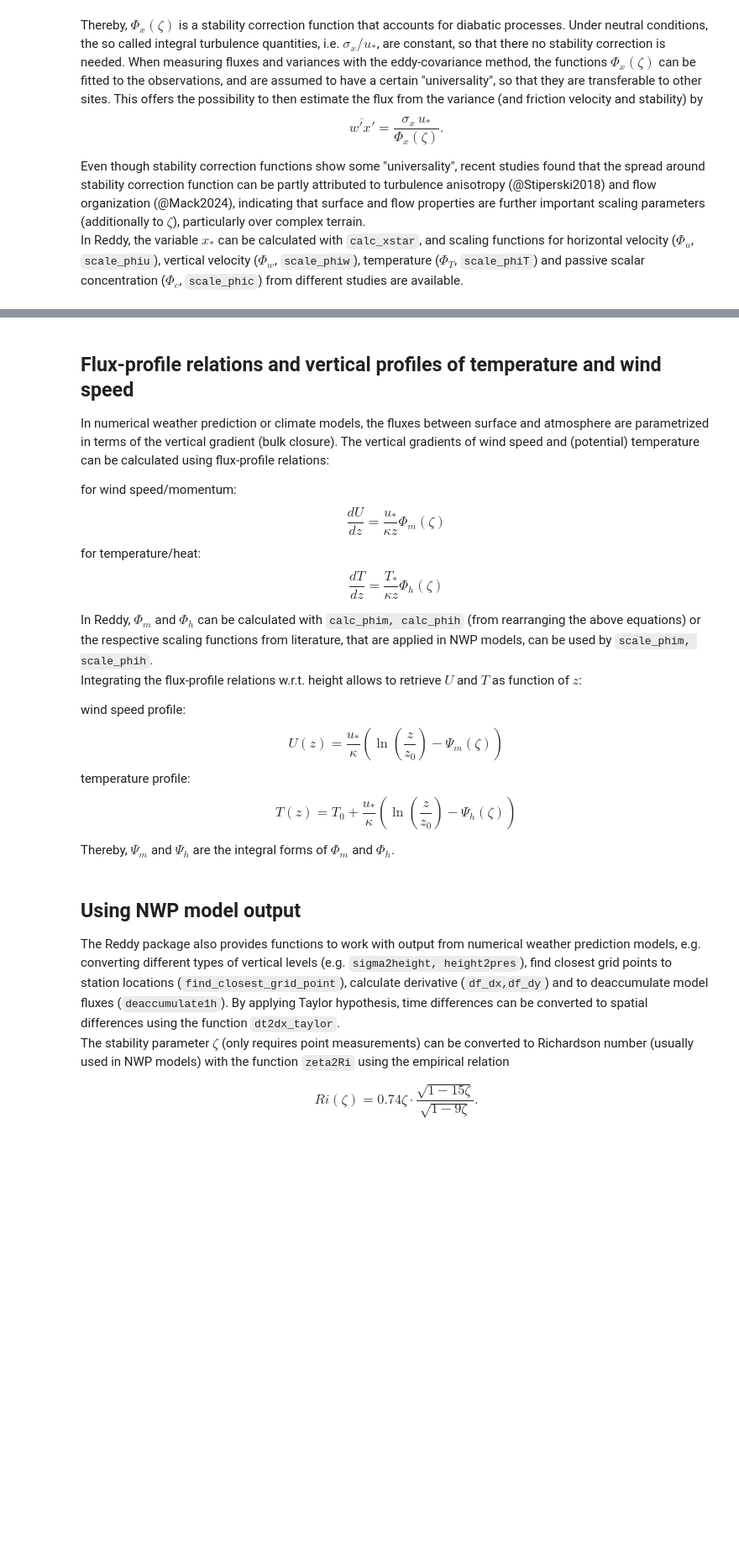
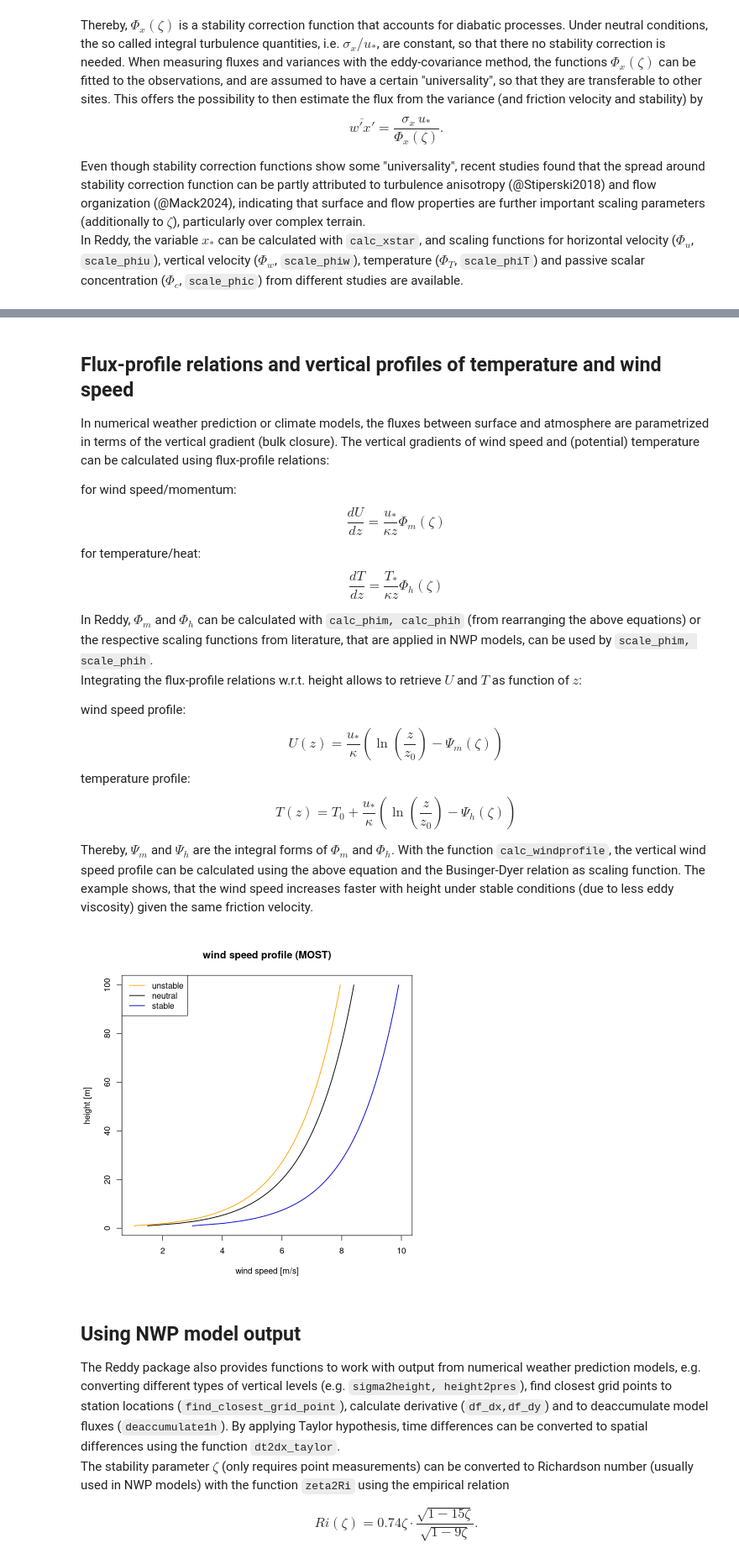
Before and after one commit to noctiluc3nt/ec_analyze, a Jupyter notebook: notebooks/08_turbulence-parameterizations.ipynb, the cells around one changed output, grey strips where cells are left out. Shown at 84% size. Drawn from its saved outputs; the diff is of its cells as text; code cells hidden in the pictures; blank space fills up the shorter version.

Commit message:
nb08: added vertical profiles/most

```diff
--- a/notebooks/08_turbulence-parameterizations.ipynb
+++ b/notebooks/08_turbulence-parameterizations.ipynb
@@ -78,7 +78,20 @@ $$ U(z) = \frac{u_*}{\kappa}( \ln(\frac{z}{z_0})-\Psi_m(\zeta)) $$
 temperature profile:
 $$ T(z) = T_0 + \frac{u_*}{\kappa}(\ln(\frac{z}{z_0})-\Psi_h(\zeta)) $$
 
-Thereby, $\Psi_m$ and $\Psi_h$ are the integral forms of $\Phi_m$ and $\Phi_h$.
+Thereby, $\Psi_m$ and $\Psi_h$ are the integral forms of $\Phi_m$ and $\Phi_h$. With the function `calc_windprofile`, the vertical wind speed profile can be calculated using the above equation and the Businger-Dyer relation as scaling function. The example shows, that the wind speed increases faster with height under stable conditions (due to less eddy viscosity) given the same friction velocity.
+# %%
+#calculate vertical wind speed profile
+u_neutral=calc_windprofile(1:100,ustar=0.6)
+u_unstable=calc_windprofile(1:100,ustar=0.6,zeta=-0.2)
+u_stable=calc_windprofile(1:100,ustar=0.6,zeta=0.2)
+#plot
+plot(u_neutral$windspeed,u_neutral$height,type="l",lwd=1.5,xlab="wind speed [m/s]",ylab="height [m]",
+    main="wind speed profile (MOST)",xlim=c(1,10))
+points(u_unstable$windspeed,u_unstable$height,type="l",lwd=1.5,col="orange")
+points(u_stable$windspeed,u_stable$height,type="l",lwd=1.5,col="blue3")
+legend("topleft",legend=c("unstable","neutral","stable"),col=c("orange",1,"blue3"),lty=1,lwd=1.5)
+# %% [output]
+[figure, added]
 # %% [markdown]
 ## Using NWP model output
 The Reddy package also provides functions to work with output from numerical weather prediction models, e.g. converting different types of vertical levels (e.g. `sigma2height, height2pres`), find closest grid points to station locations (`find_closest_grid_point`), calculate derivative (`df_dx,df_dy`) and to deaccumulate model fluxes (`deaccumulate1h`). By applying Taylor hypothesis, time differences can be converted to spatial differences using the function `dt2dx_taylor`. <br>
```
Also changed, not shown: parts of 6 cells of this notebook, 16 other files.
